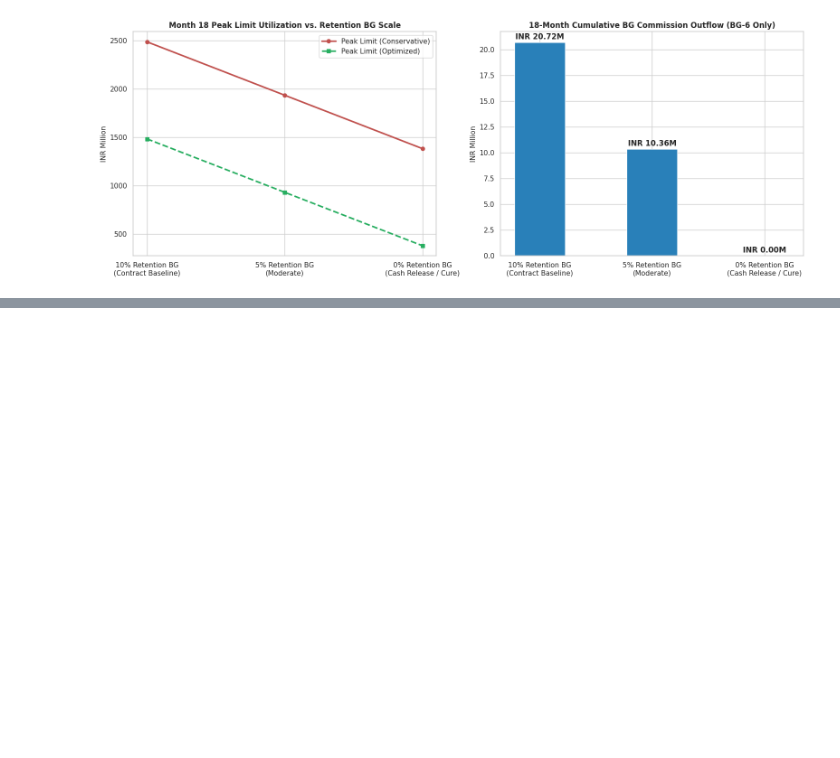
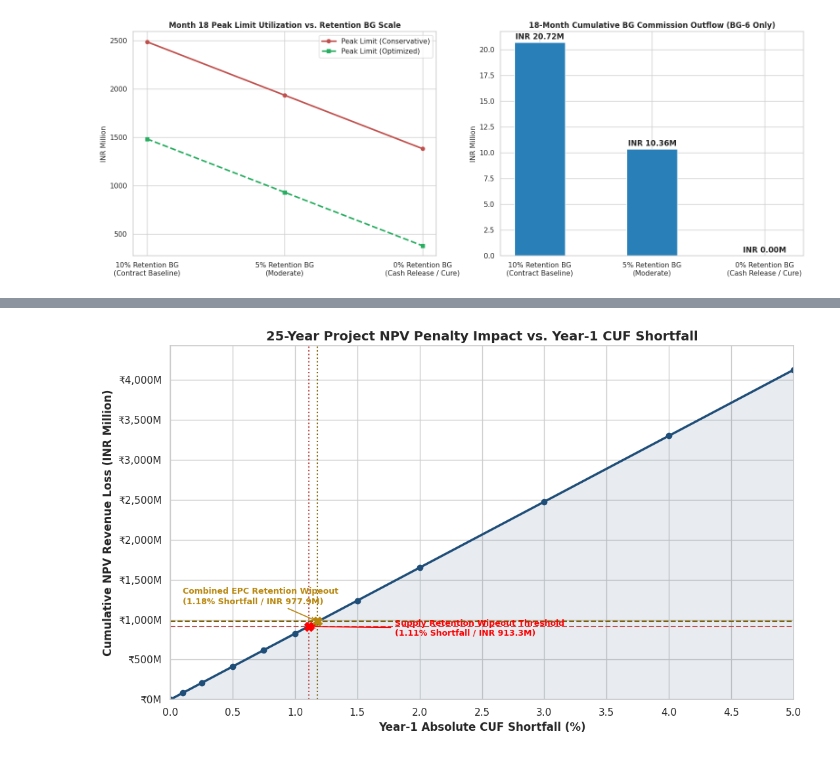
Before and after one commit to Ekka1981/AP2, a Jupyter notebook: Maithal_project_fianacial_Analysis_2026.ipynb, the cells around one changed output, grey strips where cells are left out. Saved outputs shown, nothing was run; the diff lists cells and outputs as text; code cells hidden in the pictures; blank space fills up the shorter version.

```diff
--- a/Maithal_project_fianacial_Analysis_2026.ipynb
+++ b/Maithal_project_fianacial_Analysis_2026.ipynb
@@ -2175,0 +2338,92 @@ display(df_commission_sens.style.format({
+# %%
+import numpy as np
+import pandas as pd
+import matplotlib.pyplot as plt
+import seaborn as sns
+
+# Configure Seaborn style
+sns.set_theme(style="whitegrid")
+
+# Extract shortfall percentage and NPV values
+shortfall_axis = [0.0, 0.10, 0.25, 0.50, 0.75, 1.00, 1.11, 1.18, 1.50, 2.00, 3.00, 4.00, 5.00]
+# Compute 25-Year NPV Penalty values at RK Constant of Rs 4/kWh and 8.7% discount rate
+# 1% CUF = 20.4984 Million Units (kWh)
+tariff = 4.0
+pvaf_8_7 = sum([1 / ((1 + 0.087)**t) for t in range(1, 26)])
+
+npv_losses = []
+for s in shortfall_axis:
+    annual_gen_shortfall_kwh = 20498400 * s
+    annual_revenue_loss = annual_gen_shortfall_kwh * tariff
+    npv_loss = annual_revenue_loss * pvaf_8_7
+    npv_losses.append(npv_loss / 1e6) # Convert to INR Millions
+
+# Create DataFrame
+df_npv_curve = pd.DataFrame({
+    'CUF Shortfall (%)': shortfall_axis,
+    '25-Year NPV Penalty (INR M)': npv_losses
+})
+
+# Build Plot
+fig, ax = plt.subplots(figsize=(11, 6.5))
+
+ax.plot(
+    df_npv_curve['CUF Shortfall (%)'],
+    df_npv_curve['25-Year NPV Penalty (INR M)'],
+    color='#1F4E79',
+    marker='o',
+    linewidth=2.5,
+    label='25-Year Cumulative NPV Loss'
+)
+
+# Shade under the curve
+ax.fill_between(
+    df_npv_curve['CUF Shortfall (%)'],
+    0,
+    df_npv_curve['25-Year NPV Penalty (INR M)'],
+    color='#1F4E79',
+    alpha=0.10
+)
+
+# Highlight Critical Thresholds
+# 1. 10% Supply Retention Wipeout (INR 913.35 M) occurring at ~1.11% CUF Shortfall
+ax.axhline(913.35, color='#C0504D', linestyle='--', linewidth=1.5)
+ax.axvline(1.11, color='#C0504D', linestyle=':', linewidth=1.5)
+ax.plot(1.11, 913.35, marker='X', color='red', markersize=10)
+ax.annotate(
+    'Supply Retention Wipeout Threshold\n(1.11% Shortfall / INR 913.3M)',
+    xy=(1.11, 913.35),
+    xytext=(1.8, 800),
+    arrowprops=dict(arrowstyle="->", color='red', lw=1.2),
+    fontweight='bold',
+    color='red',
+    fontsize=9
+)
+
+# 2. Combined EPC Retention Wipeout (INR 977.89 M) occurring at ~1.18% CUF Shortfall
+ax.axhline(977.89, color='#7F6000', linestyle='--', linewidth=1.5)
+ax.axvline(1.18, color='#7F6000', linestyle=':', linewidth=1.5)
+ax.plot(1.18, 977.89, marker='X', color='darkgoldenrod', markersize=10)
+ax.annotate(
+    'Combined EPC Retention Wipeout\n(1.18% Shortfall / INR 977.9M)',
+    xy=(1.18, 977.89),
+    xytext=(0.1, 1200),
+    arrowprops=dict(arrowstyle="->", color='darkgoldenrod', lw=1.2),
+    fontweight='bold',
+    color='darkgoldenrod',
+    fontsize=9
+)
+
+# Style modifications
+ax.set_title('25-Year Project NPV Penalty Impact vs. Year-1 CUF Shortfall', fontsize=14, fontweight='bold')
+ax.set_xlabel('Year-1 Absolute CUF Shortfall (%)', fontsize=12, fontweight='semibold')
+ax.set_ylabel('Cumulative NPV Revenue Loss (INR Million)', fontsize=12, fontweight='semibold')
+ax.set_xlim(0, 5.0)
+ax.set_ylim(0, max(npv_losses) + 300)
+ax.yaxis.set_major_formatter(plt.FuncFormatter(lambda x, p: f'₹{x:,.0f}M'))
+ax.set_xticks(np.arange(0.0, 5.5, 0.5))
+
+plt.tight_layout()
+plt.show()
+# %% [output]
+[figure, added]
```
Also changed, not shown: parts of 3 cells of this notebook.
